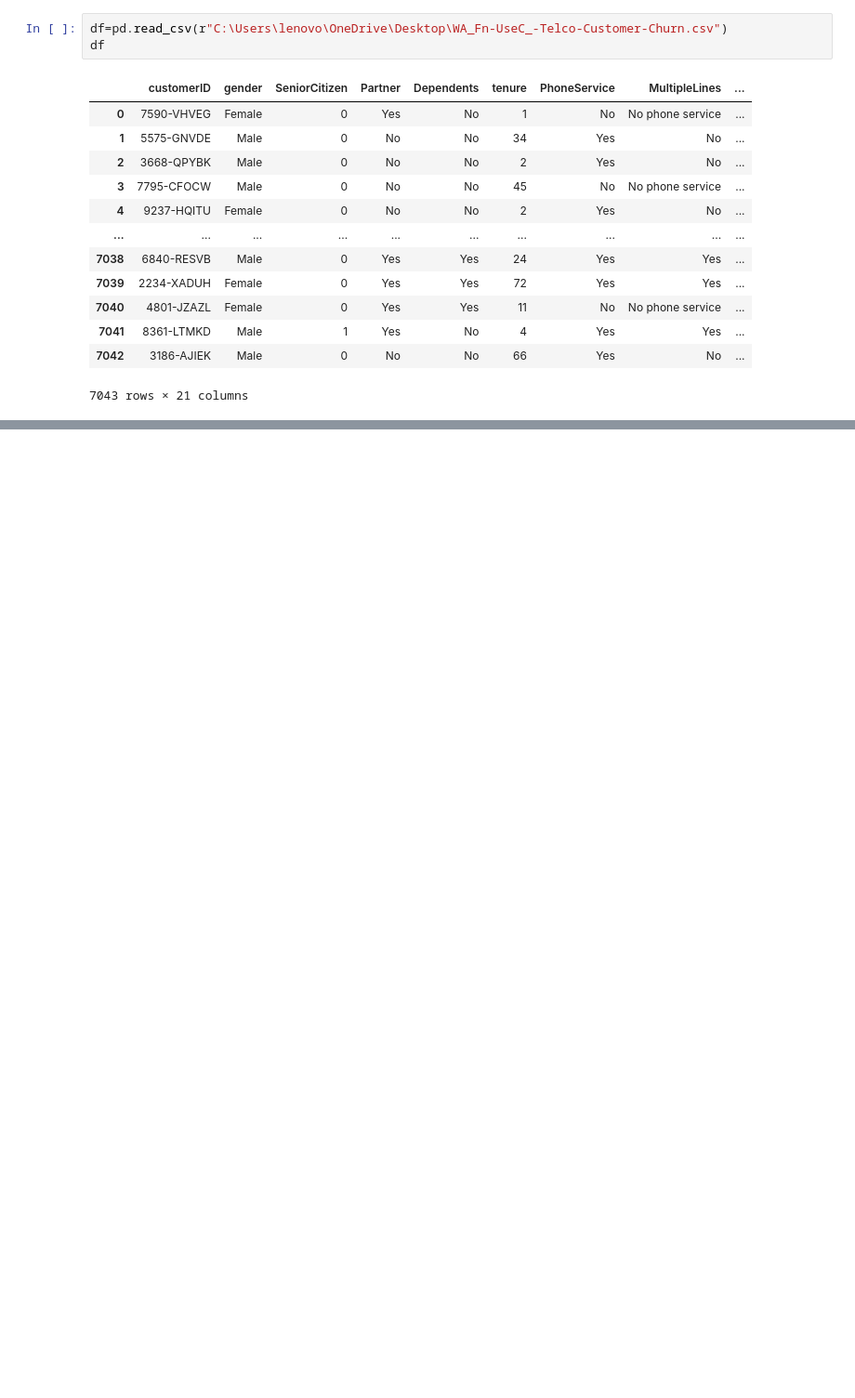
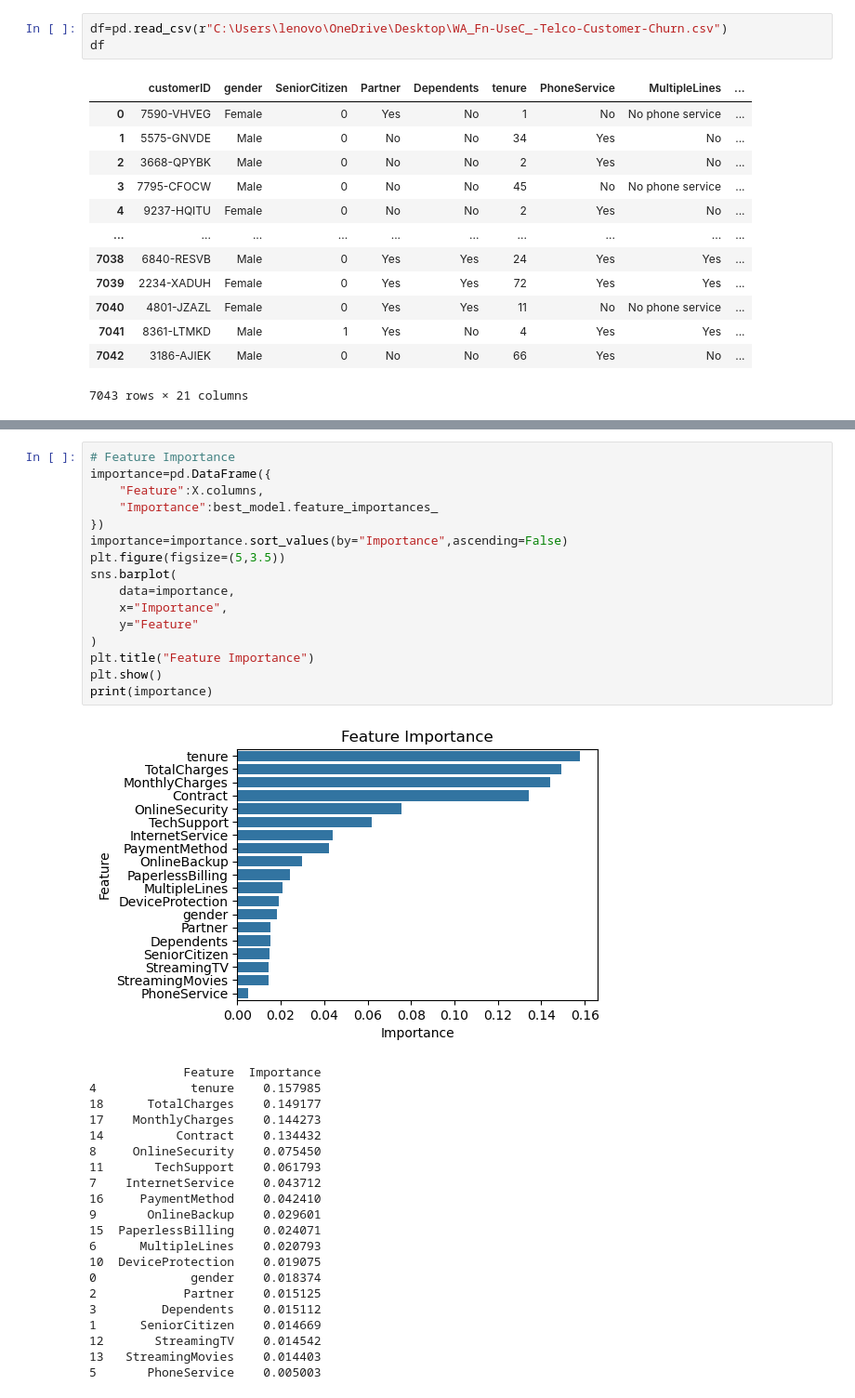
Before and after one commit to Sumit20-4/Customer-Churn-Prediction, a Jupyter notebook: churn-prediction.ipynb, the cells around one changed output, grey strips where cells are left out. Shown at 93% size. Cells and saved outputs as stored; diff of their text form; blank space fills up the shorter version.

```diff
--- a/churn-prediction.ipynb
+++ b/churn-prediction.ipynb
@@ -134,0 +336,38 @@ Name: count, dtype: int64
+# %%
+# Feature Importance
+importance=pd.DataFrame({
+    "Feature":X.columns,
+    "Importance":best_model.feature_importances_
+})
+importance=importance.sort_values(by="Importance",ascending=False)
+plt.figure(figsize=(5,3.5))
+sns.barplot(
+    data=importance,
+    x="Importance",
+    y="Feature"
+)
+plt.title("Feature Importance")
+plt.show()
+print(importance)
+# %% [output]
+[figure, added]
+             Feature  Importance
+4             tenure    0.157985
+18      TotalCharges    0.149177
+17    MonthlyCharges    0.144273
+14          Contract    0.134432
+8     OnlineSecurity    0.075450
+11       TechSupport    0.061793
+7    InternetService    0.043712
+16     PaymentMethod    0.042410
+9       OnlineBackup    0.029601
+15  PaperlessBilling    0.024071
+6      MultipleLines    0.020793
+10  DeviceProtection    0.019075
+0             gender    0.018374
+2            Partner    0.015125
+3         Dependents    0.015112
+1      SeniorCitizen    0.014669
+12       StreamingTV    0.014542
+13   StreamingMovies    0.014403
+5       PhoneService    0.005003
```
Also changed, not shown: parts of 18 cells of this notebook, 1 other file.
